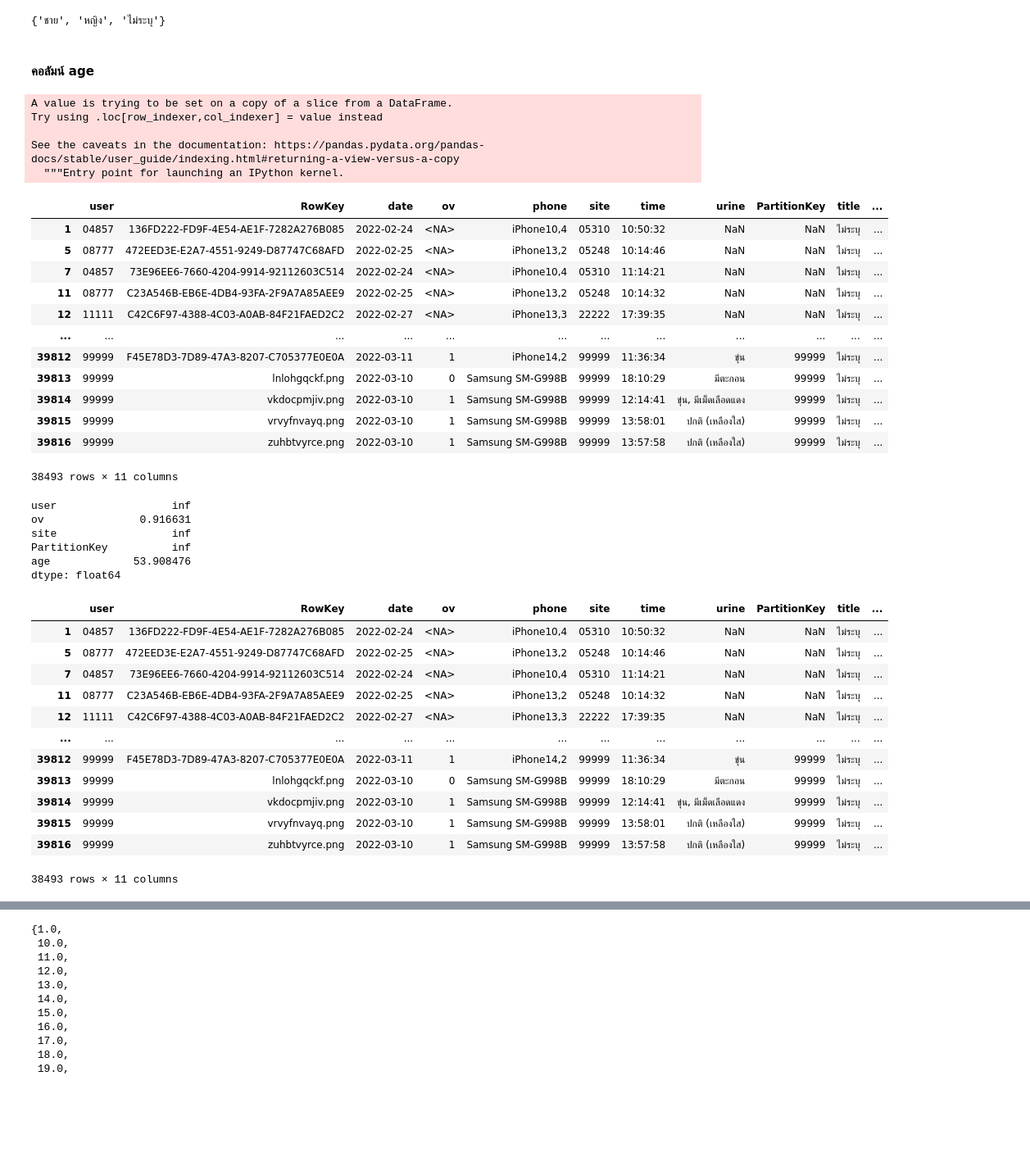
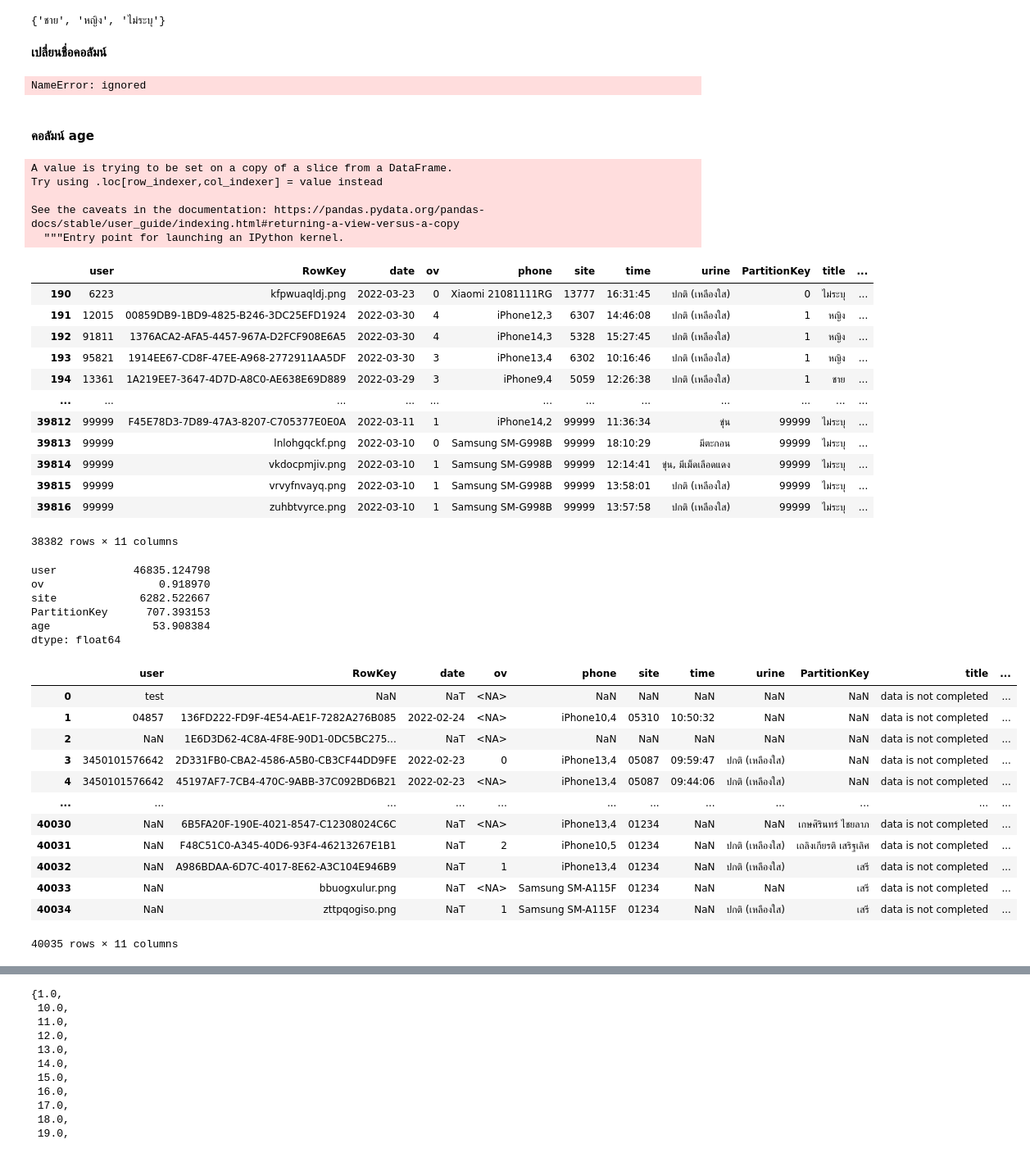
Before and after one commit to nichakornchaisuwan/data_viz_2022, a Jupyter notebook: Final_Exam.ipynb, the cells around one changed output, grey strips where cells are left out. Shown at 82% size. Cells and saved outputs as stored; diff of their text form; code cells hidden in the pictures; blank space fills up the shorter version.

```diff
--- a/Final_Exam.ipynb
+++ b/Final_Exam.ipynb
@@ -286,7 +477,7 @@ memory usage: 3.6+ MB
 # %% [markdown]
 #### คอลัมน์ title
 # %%
-alldb_choose[['title']] = alldb_choose[['title']].fillna(value ={ 'title' : 'ไม่ระบุ'}) #แทนค่าว่างด้วยคำว่า ไม่ระบุ
+alldb_choose6[['title']] = alldb_choose6[['title']].fillna(value ={ 'title' : 'ไม่ระบุ'}) #แทนค่าว่างด้วยคำว่า ไม่ระบุ
 # %% [output]
 A value is trying to be set on a copy of a slice from a DataFrame.
 Try using .loc[row_indexer,col_indexer] = value instead
@@ -331,5 +506,5 @@ set(alldb_choose['title']) # ดูว่าข้อมูลมีค่าอ
 # %%
-alldb_choose['title'].replace({'  นาง':'หญิง',
+alldb_choose6['title'].replace({'  นาง':'หญิง',
                             ' นาง':'หญิง',
                             ' นางสาว':'หญิง',
                             ' นาย':'ชาย',
@@ -389,10 +564,17 @@ set(alldb_choose['title'])
 # %% [output]
 {'ชาย', 'หญิง', 'ไม่ระบุ'}
+# %% [markdown]
+**เปลี่ยนชื่อคอลัมน์**
+# %%
+alldb_choose6= dalldb_choose6.rename(columns={'title':'SEX'})  #  เปลี่ยนชื่อ คอลัมน์ title เป็น gender
+alldb_choose6 ## แสดงตาราง
+# %% [output]
+NameError: ignored
 # %% [markdown]
 #### คอลัมน์ age
 # %%
-alldb_choose['age'] = pd.to_numeric(alldb_choose['age'], errors='coerce' )     # เปลี่ยน tpye ข้อมูล  errors='coerce' การแยกวิเคราะห์ที่ไม่ถูกต้องจะถูกตั้งค่าเป็น NaN
-alldb_choose
+alldb_choose6['age'] = pd.to_numeric(alldb_choose6['age'], errors='coerce' )     # เปลี่ยน tpye ข้อมูล  errors='coerce' การแยกวิเคราะห์ที่ไม่ถูกต้องจะถูกตั้งค่าเป็น NaN
+alldb_choose6
 # %% [output]
 A value is trying to be set on a copy of a slice from a DataFrame.
 Try using .loc[row_indexer,col_indexer] = value instead
@@ -400,42 +582,42 @@ Try using .loc[row_indexer,col_indexer] = value instead
 See the caveats in the documentation: https://pandas.pydata.org/pandas-docs/stable/user_guide/indexing.html#returning-a-view-versus-a-copy
   """Entry point for launching an IPython kernel.
 |  | user | RowKey | date | ov | phone | site | time | urine | PartitionKey | title | ... |
-| 1 | 04857 | 136FD222-FD9F-4E54-AE1F-7282A276B085 | 2022-02-24 | <NA> | iPhone10,4 | 05310 | 10:50:32 | NaN | NaN | ไม่ระบุ | ... |
-| 5 | 08777 | 472EED3E-E2A7-4551-9249-D87747C68AFD | 2022-02-25 | <NA> | iPhone13,2 | 05248 | 10:14:46 | NaN | NaN | ไม่ระบุ | ... |
-| 7 | 04857 | 73E96EE6-7660-4204-9914-92112603C514 | 2022-02-24 | <NA> | iPhone10,4 | 05310 | 11:14:21 | NaN | NaN | ไม่ระบุ | ... |
-| 11 | 08777 | C23A546B-EB6E-4DB4-93FA-2F9A7A85AEE9 | 2022-02-25 | <NA> | iPhone13,2 | 05248 | 10:14:32 | NaN | NaN | ไม่ระบุ | ... |
-| 12 | 11111 | C42C6F97-4388-4C03-A0AB-84F21FAED2C2 | 2022-02-27 | <NA> | iPhone13,3 | 22222 | 17:39:35 | NaN | NaN | ไม่ระบุ | ... |
+| 190 | 6223 | kfpwuaqldj.png | 2022-03-23 | 0 | Xiaomi 21081111RG | 13777 | 16:31:45 | ปกติ (เหลืองใส) | 0 | ไม่ระบุ | ... |
+| 191 | 12015 | 00859DB9-1BD9-4825-B246-3DC25EFD1924 | 2022-03-30 | 4 | iPhone12,3 | 6307 | 14:46:08 | ปกติ (เหลืองใส) | 1 | หญิง | ... |
+| 192 | 91811 | 1376ACA2-AFA5-4457-967A-D2FCF908E6A5 | 2022-03-30 | 4 | iPhone14,3 | 5328 | 15:27:45 | ปกติ (เหลืองใส) | 1 | หญิง | ... |
+| 193 | 95821 | 1914EE67-CD8F-47EE-A968-2772911AA5DF | 2022-03-30 | 3 | iPhone13,4 | 6302 | 10:16:46 | ปกติ (เหลืองใส) | 1 | หญิง | ... |
+| 194 | 13361 | 1A219EE7-3647-4D7D-A8C0-AE638E69D889 | 2022-03-29 | 3 | iPhone9,4 | 5059 | 12:26:38 | ปกติ (เหลืองใส) | 1 | ชาย | ... |
 | ... | ... | ... | ... | ... | ... | ... | ... | ... | ... | ... | ... |
 | 39812 | 99999 | F45E78D3-7D89-47A3-8207-C705377E0E0A | 2022-03-11 | 1 | iPhone14,2 | 99999 | 11:36:34 | ขุ่น | 99999 | ไม่ระบุ | ... |
 | 39813 | 99999 | lnlohgqckf.png | 2022-03-10 | 0 | Samsung SM-G998B | 99999 | 18:10:29 | มีตะกอน | 99999 | ไม่ระบุ | ... |
 | 39814 | 99999 | vkdocpmjiv.png | 2022-03-10 | 1 | Samsung SM-G998B | 99999 | 12:14:41 | ขุ่น, มีเม็ดเลือดแดง | 99999 | ไม่ระบุ | ... |
 | 39815 | 99999 | vrvyfnvayq.png | 2022-03-10 | 1 | Samsung SM-G998B | 99999 | 13:58:01 | ปกติ (เหลืองใส) | 99999 | ไม่ระบุ | ... |
 | 39816 | 99999 | zuhbtvyrce.png | 2022-03-10 | 1 | Samsung SM-G998B | 99999 | 13:57:58 | ปกติ (เหลืองใส) | 99999 | ไม่ระบุ | ... |
-38493 rows × 11 columns
+38382 rows × 11 columns
 # %%
-alldb_choose[(alldb_choose['age']>0)&(alldb_choose['age']<=100)].mean()  #ใช้คำสั่ง .mean เพื่อดูค่าเฉลี่ยของอายุ
+alldb_choose6[(alldb_choose6['age']>0)&(alldb_choose6['age']<=102)].mean()  #ใช้คำสั่ง .mean เพื่อดูค่าเฉลี่ยของอายุ
 # %% [output]
-user                  inf
-ov               0.916631
-site                  inf
-PartitionKey          inf
-age             53.908476
+user            46835.124798
+ov                  0.918970
+site             6282.522667
+PartitionKey      707.393153
+age                53.908384
 dtype: float64
 # %%
-alldb_choose=alldb_choose.fillna(value ={ 'age' : 53.902041})  ## แก้คอลลัมน์ age เติมค่าว่าง โดยใช้คำสั่ง .fillna() ซึ่งค่าที่นำมาใส่คือค่าเฉลี่ยของอายุ
+alldb_choose6=alldb_choose6.fillna(value ={ 'age' : 53.902041})  ## แก้คอลลัมน์ age เติมค่าว่าง โดยใช้คำสั่ง .fillna() ซึ่งค่าที่นำมาใส่คือค่าเฉลี่ยของอายุ
 alldb_choose
 # %% [output]
 |  | user | RowKey | date | ov | phone | site | time | urine | PartitionKey | title | ... |
-| 1 | 04857 | 136FD222-FD9F-4E54-AE1F-7282A276B085 | 2022-02-24 | <NA> | iPhone10,4 | 05310 | 10:50:32 | NaN | NaN | ไม่ระบุ | ... |
-| 5 | 08777 | 472EED3E-E2A7-4551-9249-D87747C68AFD | 2022-02-25 | <NA> | iPhone13,2 | 05248 | 10:14:46 | NaN | NaN | ไม่ระบุ | ... |
-| 7 | 04857 | 73E96EE6-7660-4204-9914-92112603C514 | 2022-02-24 | <NA> | iPhone10,4 | 05310 | 11:14:21 | NaN | NaN | ไม่ระบุ | ... |
-| 11 | 08777 | C23A546B-EB6E-4DB4-93FA-2F9A7A85AEE9 | 2022-02-25 | <NA> | iPhone13,2 | 05248 | 10:14:32 | NaN | NaN | ไม่ระบุ | ... |
-| 12 | 11111 | C42C6F97-4388-4C03-A0AB-84F21FAED2C2 | 2022-02-27 | <NA> | iPhone13,3 | 22222 | 17:39:35 | NaN | NaN | ไม่ระบุ | ... |
+| 0 | test | NaN | NaT | <NA> | NaN | NaN | NaN | NaN | NaN | data is not completed | ... |
+| 1 | 04857 | 136FD222-FD9F-4E54-AE1F-7282A276B085 | 2022-02-24 | <NA> | iPhone10,4 | 05310 | 10:50:32 | NaN | NaN | data is not completed | ... |
+| 2 | NaN | 1E6D3D62-4C8A-4F8E-90D1-0DC5BC275... | NaT | <NA> | NaN | NaN | NaN | NaN | NaN | data is not completed | ... |
+| 3 | 3450101576642 | 2D331FB0-CBA2-4586-A5B0-CB3CF44DD9FE | 2022-02-23 | 0 | iPhone13,4 | 05087 | 09:59:47 | ปกติ (เหลืองใส) | NaN | data is not completed | ... |
+| 4 | 3450101576642 | 45197AF7-7CB4-470C-9ABB-37C092BD6B21 | 2022-02-23 | <NA> | iPhone13,4 | 05087 | 09:44:06 | ปกติ (เหลืองใส) | NaN | data is not completed | ... |
 | ... | ... | ... | ... | ... | ... | ... | ... | ... | ... | ... | ... |
-| 39812 | 99999 | F45E78D3-7D89-47A3-8207-C705377E0E0A | 2022-03-11 | 1 | iPhone14,2 | 99999 | 11:36:34 | ขุ่น | 99999 | ไม่ระบุ | ... |
-| 39813 | 99999 | lnlohgqckf.png | 2022-03-10 | 0 | Samsung SM-G998B | 99999 | 18:10:29 | มีตะกอน | 99999 | ไม่ระบุ | ... |
-| 39814 | 99999 | vkdocpmjiv.png | 2022-03-10 | 1 | Samsung SM-G998B | 99999 | 12:14:41 | ขุ่น, มีเม็ดเลือดแดง | 99999 | ไม่ระบุ | ... |
-| 39815 | 99999 | vrvyfnvayq.png | 2022-03-10 | 1 | Samsung SM-G998B | 99999 | 13:58:01 | ปกติ (เหลืองใส) | 99999 | ไม่ระบุ | ... |
-| 39816 | 99999 | zuhbtvyrce.png | 2022-03-10 | 1 | Samsung SM-G998B | 99999 | 13:57:58 | ปกติ (เหลืองใส) | 99999 | ไม่ระบุ | ... |
+| 40030 | NaN | 6B5FA20F-190E-4021-8547-C12308024C6C | NaT | <NA> | iPhone13,4 | 01234 | NaN | NaN | เกษศิรินทร์ ไชยลาภ | data is not completed | ... |
+| 40031 | NaN | F48C51C0-A345-40D6-93F4-46213267E1B1 | NaT | 2 | iPhone10,5 | 01234 | NaN | ปกติ (เหลืองใส) | เถลิงเกียรติ เสริฐเลิศ | data is not completed | ... |
+| 40032 | NaN | A986BDAA-6D7C-4017-8E62-A3C104E946B9 | NaT | 1 | iPhone13,4 | 01234 | NaN | ปกติ (เหลืองใส) | เสรี | data is not completed | ... |
+| 40033 | NaN | bbuogxulur.png | NaT | <NA> | Samsung SM-A115F | 01234 | NaN | NaN | เสรี | data is not completed | ... |
+| 40034 | NaN | zttpqogiso.png | NaT | 1 | Samsung SM-A115F | 01234 | NaN | ปกติ (เหลืองใส) | เสรี | data is not completed | ... |
-38493 rows × 11 columns
+40035 rows × 11 columns
 # %%
```
Also changed, not shown: parts of 71 cells of this notebook.
